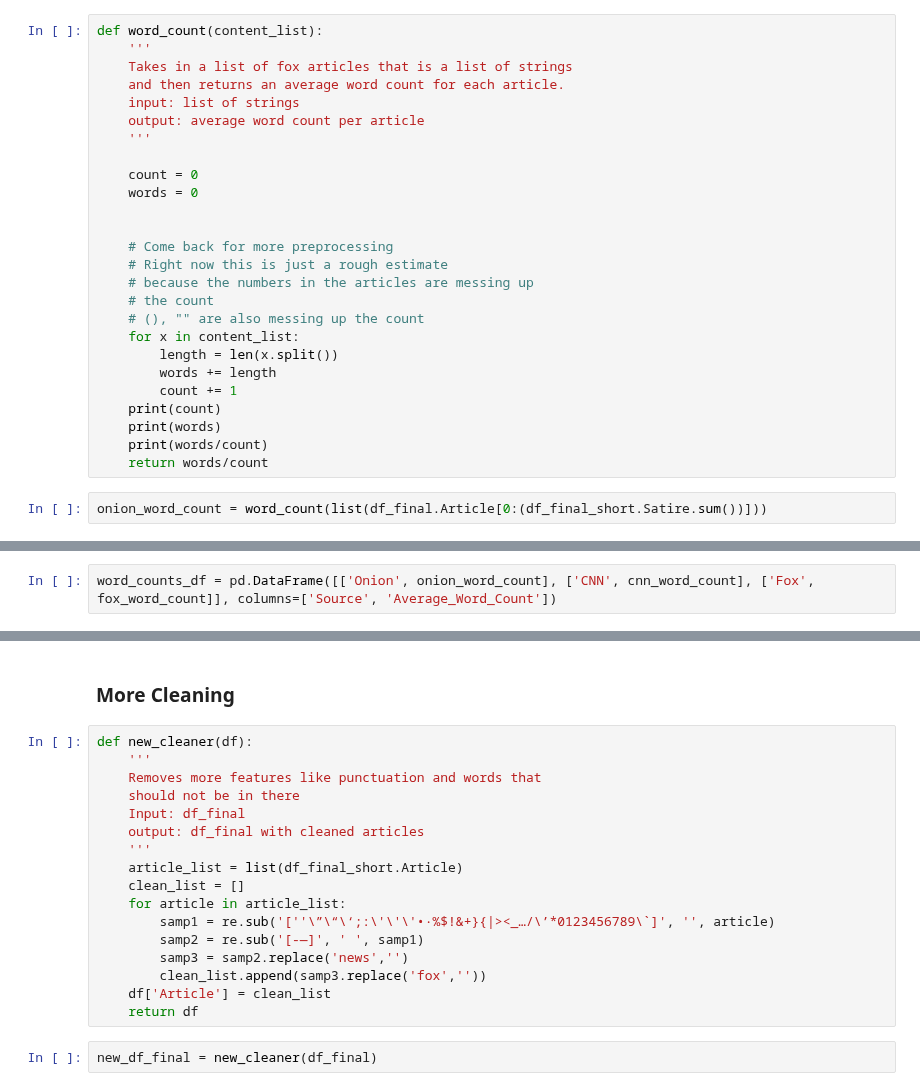
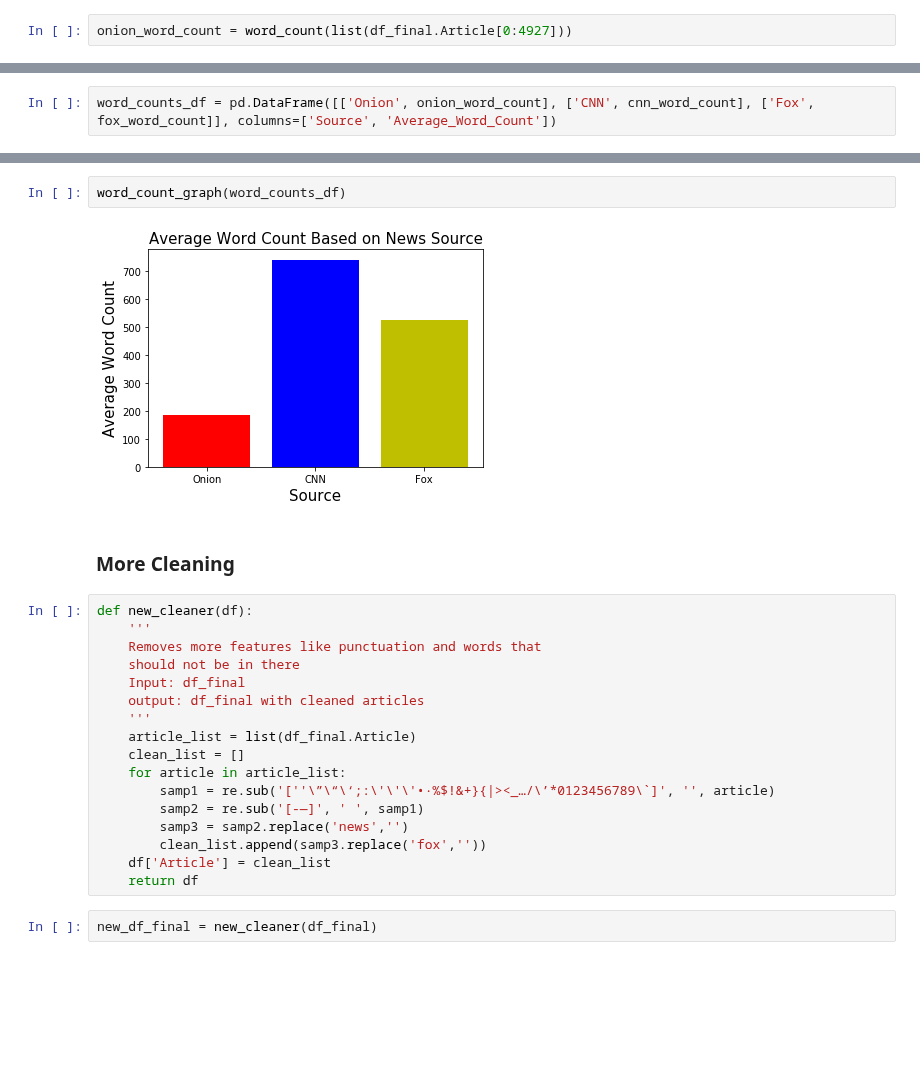
Before and after one commit to johncpolitte/News_or_Satire, a Jupyter notebook: Fresh_notebook_for_cleaning.ipynb, the cells around one changed output, grey strips where cells are left out. Saved outputs shown, nothing was run; the diff lists cells and outputs as text; blank space fills up the shorter version.

```diff
--- a/Fresh_notebook_for_cleaning.ipynb
+++ b/Fresh_notebook_for_cleaning.ipynb
@@ -56,30 +57,4 @@ df_final
 # %% [markdown]
 # Word Count
-# %%
-def word_count(content_list):
-    '''
-    Takes in a list of fox articles that is a list of strings
-    and then returns an average word count for each article.
-    input: list of strings
-    output: average word count per article
-    '''
-
-    count = 0
-    words = 0
-
-
-    # Come back for more preprocessing
-    # Right now this is just a rough estimate
-    # because the numbers in the articles are messing up
-    # the count
-    # (), "" are also messing up the count
-    for x in content_list:
-        length = len(x.split())
-        words += length
-        count += 1
-    print(count)
-    print(words)
-    print(words/count)
-    return words/count
 # %%
-onion_word_count = word_count(list(df_final.Article[0:(df_final_short.Satire.sum())]))
+onion_word_count = word_count(list(df_final.Article[0:4927]))
@@ -113,3 +67,7 @@ Text(0.5, 0, 'Source')
+# %%
+word_count_graph(word_counts_df)
+# %% [output]
+[figure, added]
 # %% [markdown]
 ### More Cleaning
 # %%
@@ -120,7 +78,7 @@ def new_cleaner(df):
     Input: df_final
     output: df_final with cleaned articles
     '''
-    article_list = list(df_final_short.Article)
+    article_list = list(df_final.Article)
     clean_list = []
     for article in article_list:
         samp1 = re.sub('[''\”\“\‘;:\'\'\'•·%$!&+}{|><_…/\’*0123456789\`]', '', article)
```
Also changed, not shown: parts of 23 cells of this notebook, 1 other file.
